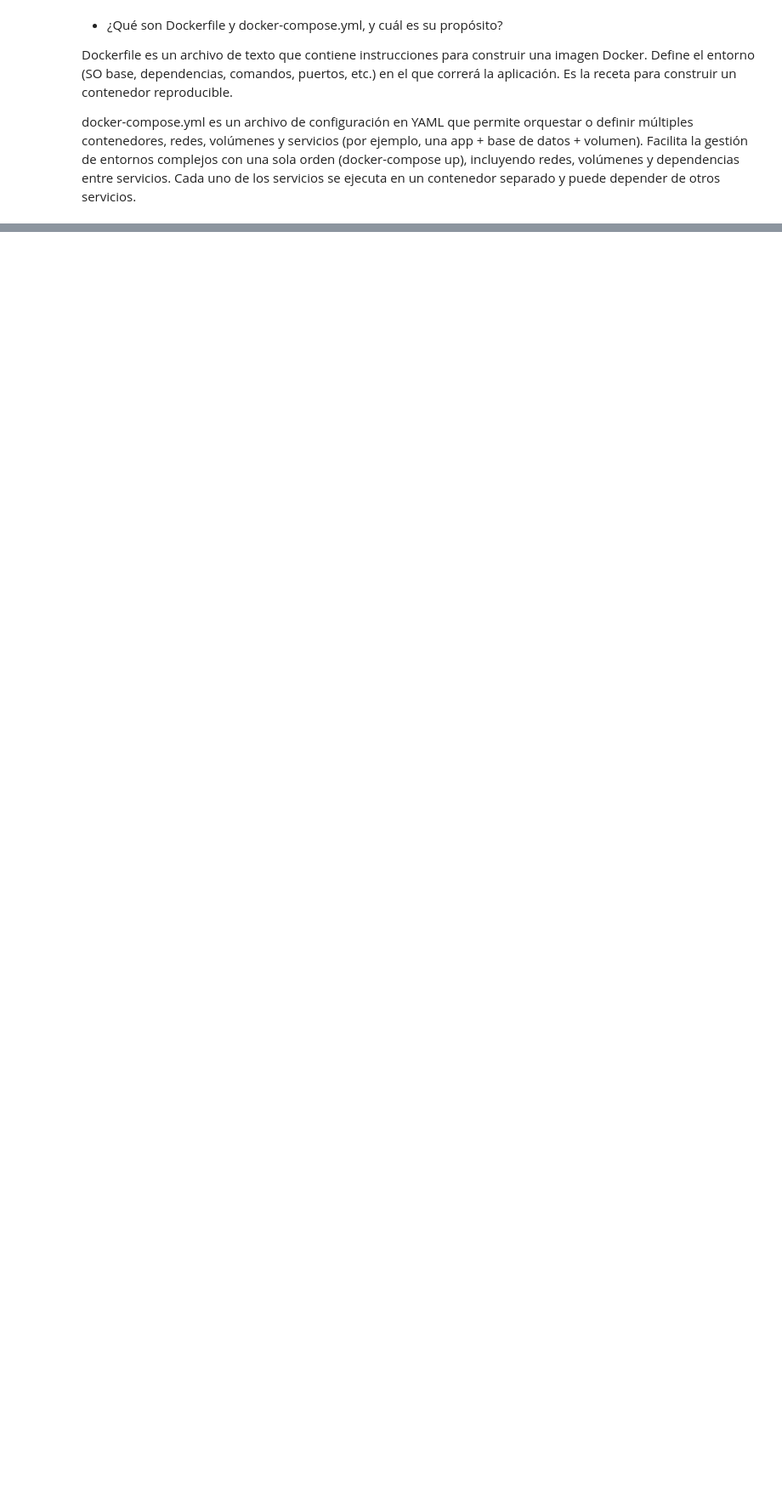
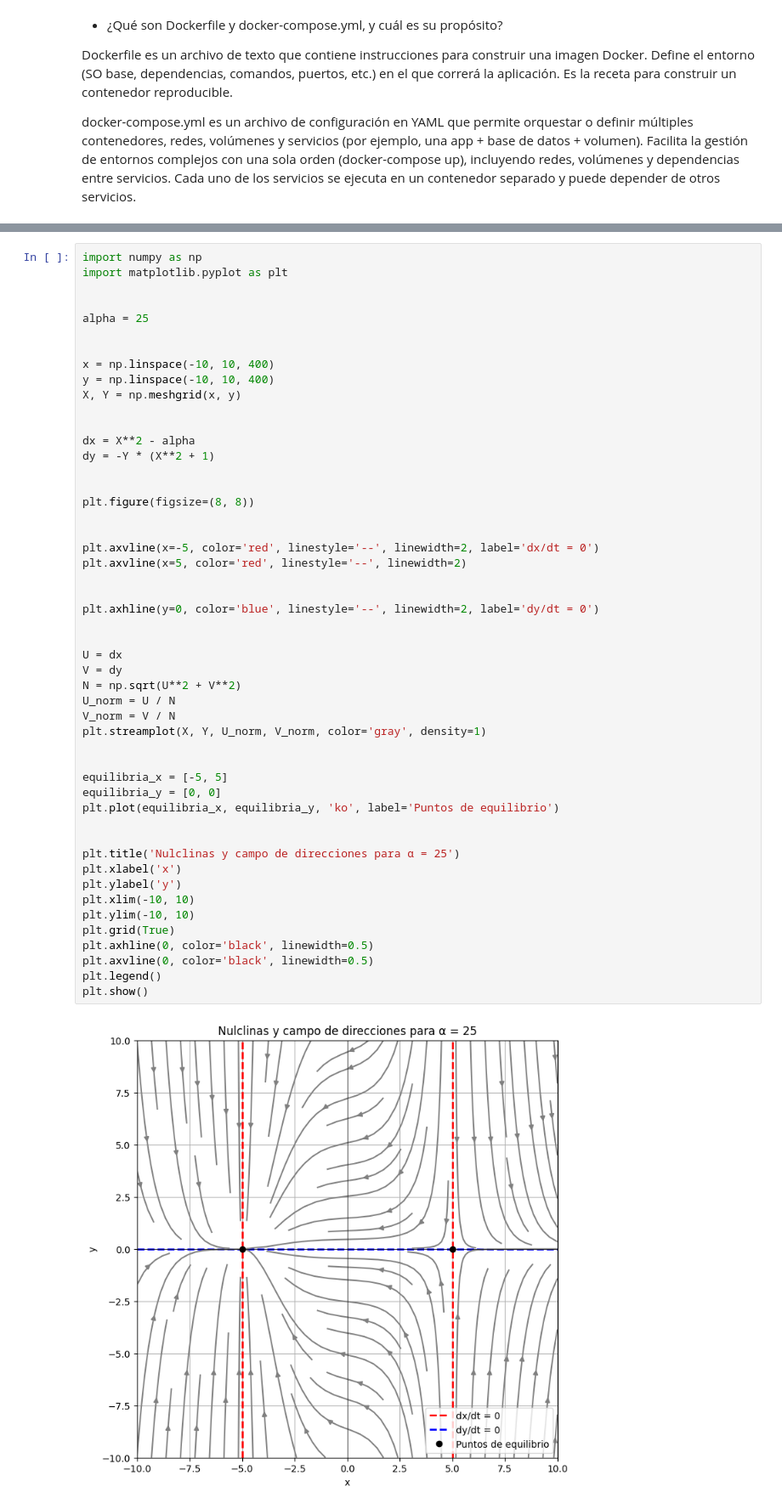
Before and after one commit to juansebm/MDS7202, a Jupyter notebook: Lab 8 - MLOps/Lab8_enunciado.ipynb, the cells around one changed output, grey strips where cells are left out. Shown at 85% size. Cells and saved outputs as stored; diff of their text form; blank space fills up the shorter version.

```diff
--- a/Lab 8 - MLOps/Lab8_enunciado.ipynb
+++ b/Lab 8 - MLOps/Lab8_enunciado.ipynb
@@ -468,0 +524,52 @@ Facilita la gestión de entornos complejos con una sola orden (docker-compose up
+# %%
+import numpy as np
+import matplotlib.pyplot as plt
+
+
+alpha = 25
+
+
+x = np.linspace(-10, 10, 400)
+y = np.linspace(-10, 10, 400)
+X, Y = np.meshgrid(x, y)
+
+
+dx = X**2 - alpha
+dy = -Y * (X**2 + 1)
+
+
+plt.figure(figsize=(8, 8))
+
+
+plt.axvline(x=-5, color='red', linestyle='--', linewidth=2, label='dx/dt = 0')
+plt.axvline(x=5, color='red', linestyle='--', linewidth=2)
+
+
+plt.axhline(y=0, color='blue', linestyle='--', linewidth=2, label='dy/dt = 0')
+
+
+U = dx
+V = dy
+N = np.sqrt(U**2 + V**2)
+U_norm = U / N
+V_norm = V / N
+plt.streamplot(X, Y, U_norm, V_norm, color='gray', density=1)
+
+
+equilibria_x = [-5, 5]
+equilibria_y = [0, 0]
+plt.plot(equilibria_x, equilibria_y, 'ko', label='Puntos de equilibrio')
+
+
+plt.title('Nulclinas y campo de direcciones para α = 25')
+plt.xlabel('x')
+plt.ylabel('y')
+plt.xlim(-10, 10)
+plt.ylim(-10, 10)
+plt.grid(True)
+plt.axhline(0, color='black', linewidth=0.5)
+plt.axvline(0, color='black', linewidth=0.5)
+plt.legend()
+plt.show()
+# %% [output]
+[figure, added]
```
Also changed, not shown: parts of 5 cells of this notebook, 1 other file.
